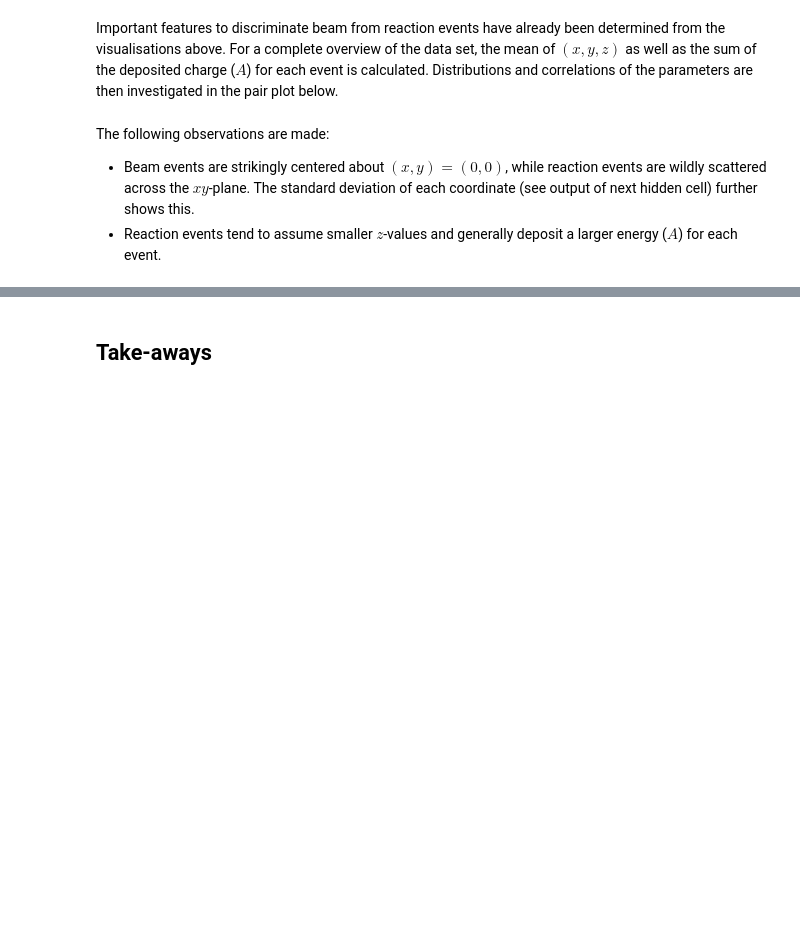
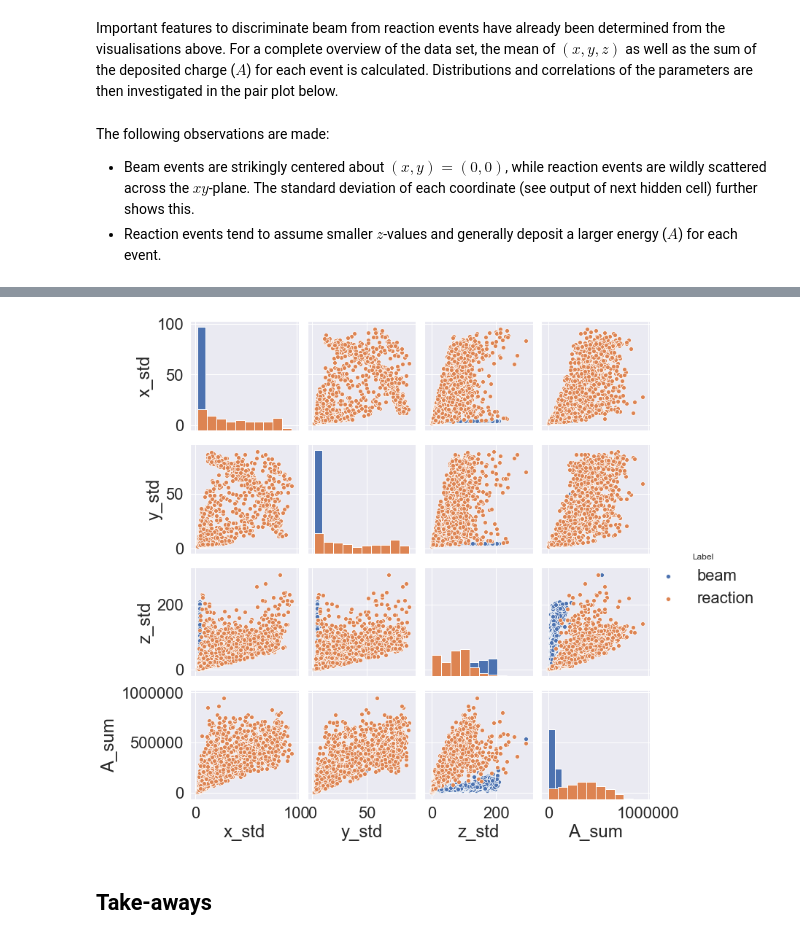
Before and after one commit to ASamarkRoth/Machine-Learning-Project-ECT-Talent, a Jupyter notebook: Report.ipynb, the cells around one changed output, grey strips where cells are left out. Drawn from its saved outputs; the diff is of its cells as text; code cells hidden in the pictures; blank space fills up the shorter version.

```diff
--- a/Report.ipynb
+++ b/Report.ipynb
@@ -241,6 +280,9 @@ plt.show()
 # %%
 sns.pairplot(df, hue="Label", vars=["x_std", "y_std", "z_std", "A_sum"], kind='scatter', diag_kind='hist');
 plt.show()
+sns.reset_orig()
+# %% [output]
+[figure, added]
 # %% [markdown]
 ## Take-aways
 # %% [markdown]
```
Also changed, not shown: parts of 42 cells of this notebook, 3 other files.
